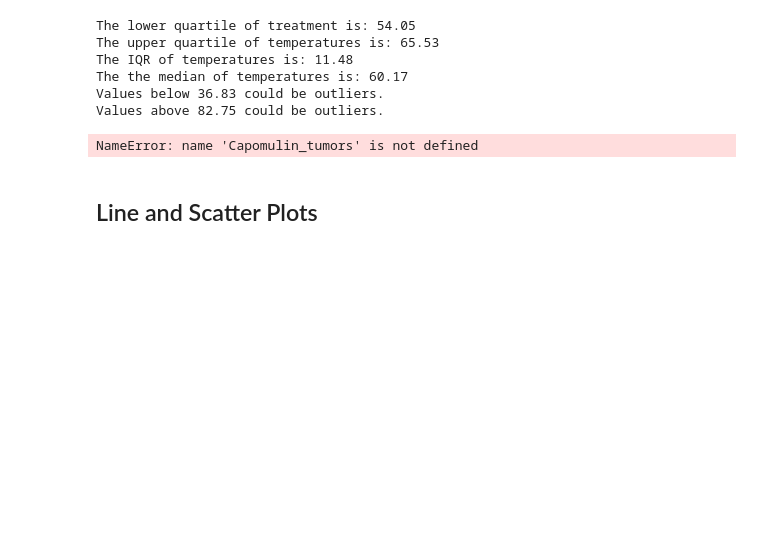
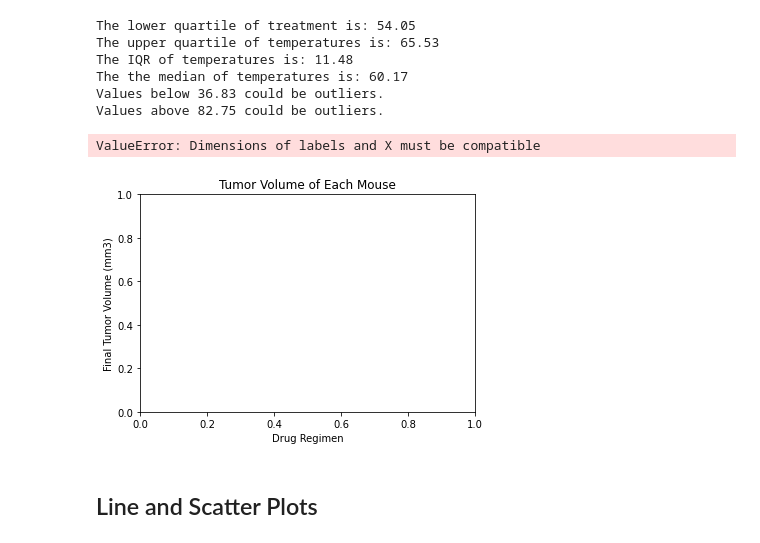
Before and after one commit to Vgonzales1382/Matplotlib-Challenge, a Jupyter notebook: pymaceuticals_starter.ipynb, the cells around one changed output. Cells and saved outputs as stored; diff of their text form; code cells hidden in the pictures; blank space fills up the shorter version.

```diff
--- a/pymaceuticals_starter.ipynb
+++ b/pymaceuticals_starter.ipynb
@@ -363,18 +363,19 @@ Values above 82.75 could be outliers.
 # %%
 # Generate a box plot of the final tumor volume of each mouse across four regimens of interest
 
-data_to_plot = [Capomulin_tumors, Ramicane_tumors, Infubinol_tumors, Ceftamin_tumors]
+data_to_plot = ['Capomulin, Ramicane, Infubinol, Ceftamin']
 data_to_plot
 Regimen = ['Capomulin', 'Ramicane', 'Infubinol','Ceftamin']
 
 fig1, ax1 = plt.subplots()
 ax1.set_title('Tumor Volume of Each Mouse')
 ax1.set_ylabel('Final Tumor Volume (mm3)')
 ax1.set_xlabel('Drug Regimen')
 ax1.boxplot(data_to_plot, labels=Regimen, widths = 0.3, vert=True)
 plt.show()
 # %% [output]
-NameError: name 'Capomulin_tumors' is not defined
+ValueError: Dimensions of labels and X must be compatible
+[figure, added]
 # %% [markdown]
 ## Line and Scatter Plots
 # %%
```
Also changed, not shown: 1 other file.
